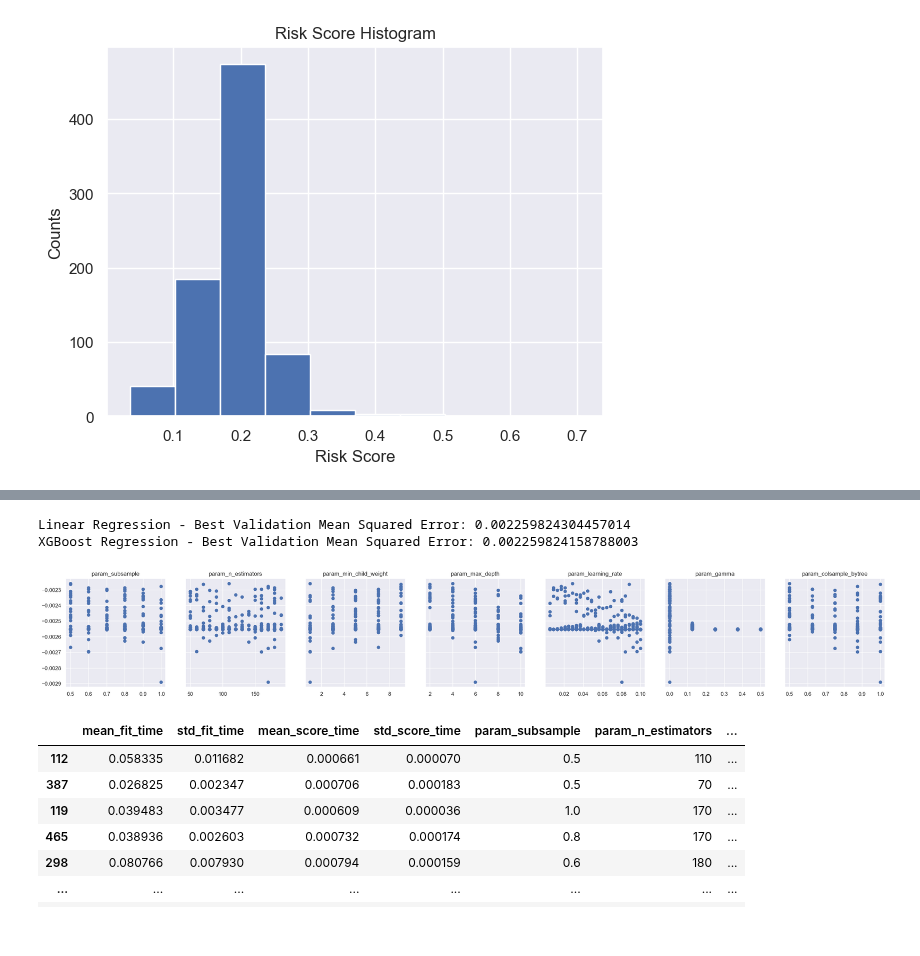
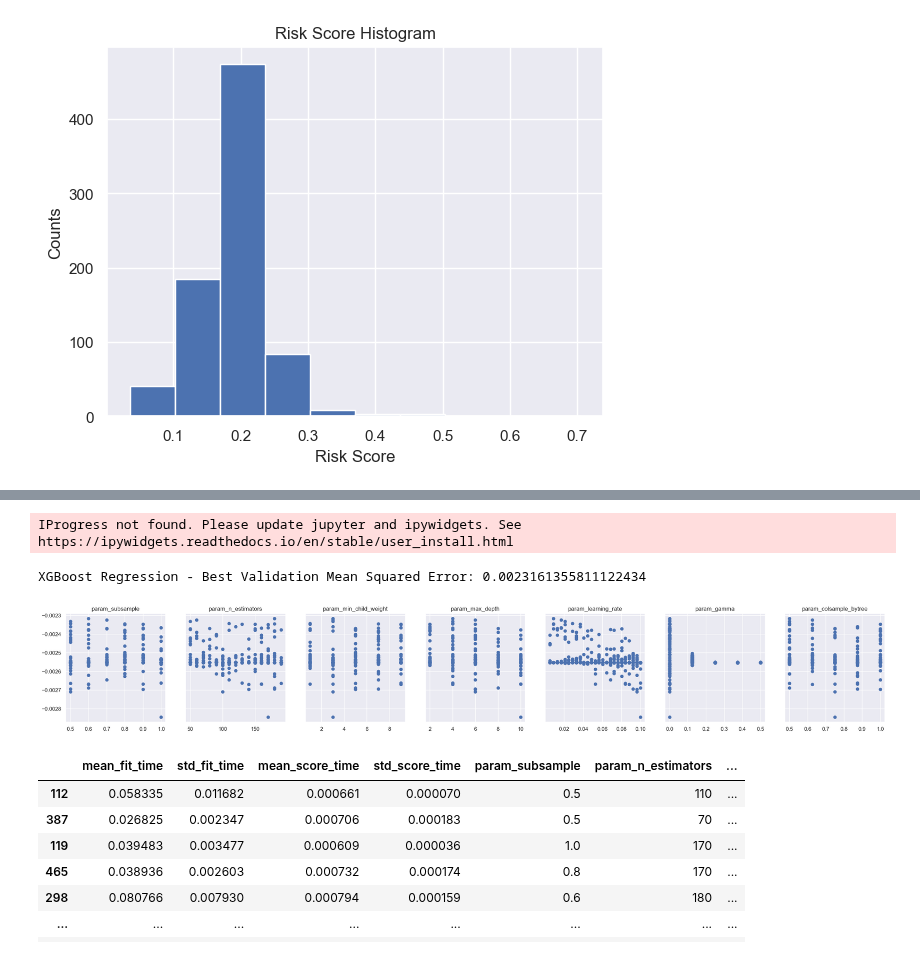
Before and after one commit to evanyfyip/vm-spinal-risk, a Jupyter notebook: vm-spinal-risk/notebooks/step2_ml_pipeline.ipynb, the cells around one changed output, grey strips where cells are left out. Cells and saved outputs as stored; diff of their text form; code cells hidden in the pictures.

Commit message:
xgboosting with polynomial regression

```diff
--- a/vm-spinal-risk/notebooks/step2_ml_pipeline.ipynb
+++ b/vm-spinal-risk/notebooks/step2_ml_pipeline.ipynb
@@ -77,5 +41,7 @@ X
 # %%
 X_train, X_test, y_train, y_test = train_test_split(X, y, test_size=0.2, random_state=32)
+# Validation split for Linear models
+X_train2, X_val, y_train2, y_val = train_test_split(X_train, y_train, test_size=0.2, random_state=32)
 # %%
 plt.hist(y)
 plt.xlabel('Risk Score')
@@ -103,7 +109,6 @@ import numpy as np
 
 # Define models
 models = {
-    'Linear Regression': LinearRegression(),
     # 'Random Forest Regression': RandomForestRegressor(),
     'XGBoost Regression': XGBRegressor(),
     # 'Decision Tree Regression': DecisionTreeRegressor(),
@@ -139,6 +144,7 @@ param_grids = {
     }
 }
 SEARCH_METHOD = 'random'
+degree = 2
 # Perform hyperparameter tuning and model training
 predictions = {}
 train_predictions = {}
@@ -149,14 +155,16 @@ for model_name, model in models.items():
             # Perform hyperparameter tuning
             grid_search = GridSearchCV(model, param_grids[model_name], cv=6, scoring='neg_mean_squared_error')
             pipeline = Pipeline([
-                ('scaler', StandardScaler()),
+                # ('scaler', StandardScaler()),
+                ('poly', PolynomialFeatures(degree=degree)),
                 ('grid_search', grid_search)
             ])
         else:
             # Perform hyperparameter tuning using RandomizedSearchCV
-            randomized_search = RandomizedSearchCV(model, param_grids[model_name], n_iter=500, cv=10, scoring='neg_mean_squared_error', random_state=42)
+            randomized_search = RandomizedSearchCV(model, param_grids[model_name], n_iter=200, cv=10, scoring='neg_mean_squared_error', random_state=42)
             pipeline = Pipeline([
-                ('scaler', StandardScaler()),
+                # ('scaler', StandardScaler()),
+                ('poly', PolynomialFeatures(degree=degree)),
                 ('randomized_search', randomized_search)
             ])
     else:
@@ -185,21 +193,21 @@ for model_name, model in models.items():
     train_predictions[model_name] = y_train_pred
     best_models[model_name] = pipeline
 # %% [output]
-Linear Regression - Best Validation Mean Squared Error: 0.002259824304457014
-XGBoost Regression - Best Validation Mean Squared Error: 0.002259824158788003
+IProgress not found. Please update jupyter and ipywidgets. See https://ipywidgets.readthedocs.io/en/stable/user_install.html
+XGBoost Regression - Best Validation Mean Squared Error: 0.0023161355811122434
 # %%
 rsearch_df = pd.DataFrame(randomized_search.cv_results_)
 # %%
-trial = 3
+trial = 4
 param_df = rsearch_df.filter(regex='param_')
 num_params = param_df.shape[1]
 
 fig, axes = plt.subplots(1, num_params, figsize=(30, 4), sharey=True)
 for i, ax in enumerate(axes):
     ax.scatter(param_df.iloc[:, i], rsearch_df['mean_test_score'])
     ax.set_title(f'{param_df.columns[i]}')
 
 fig.savefig(f'../figures/hp_tuning/xgboost_hp_correlations{trial}.png')
 # %% [output]
-[figure, old version]
+[figure, new version]
 # %%
```
Also changed, not shown: parts of 11 cells of this notebook, 2 other files.
